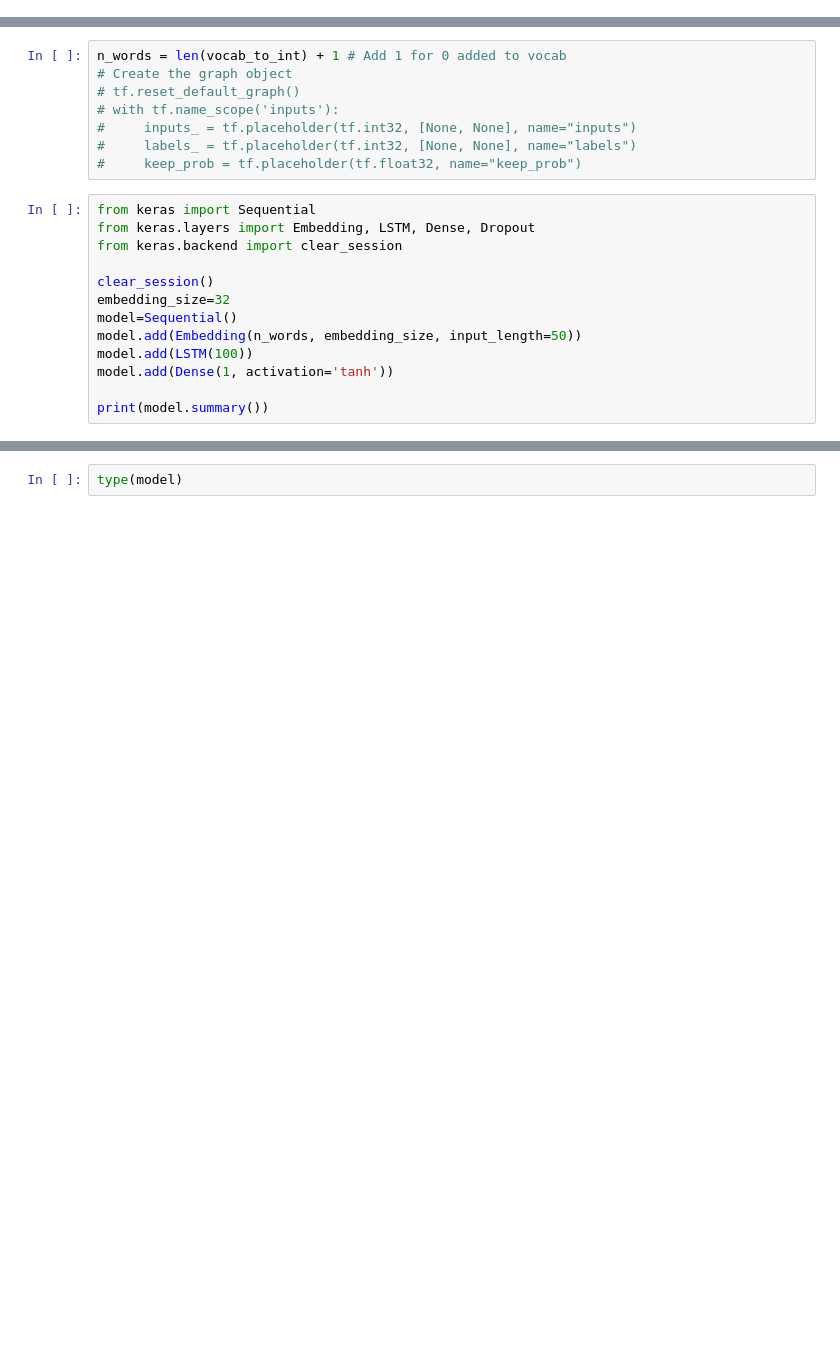
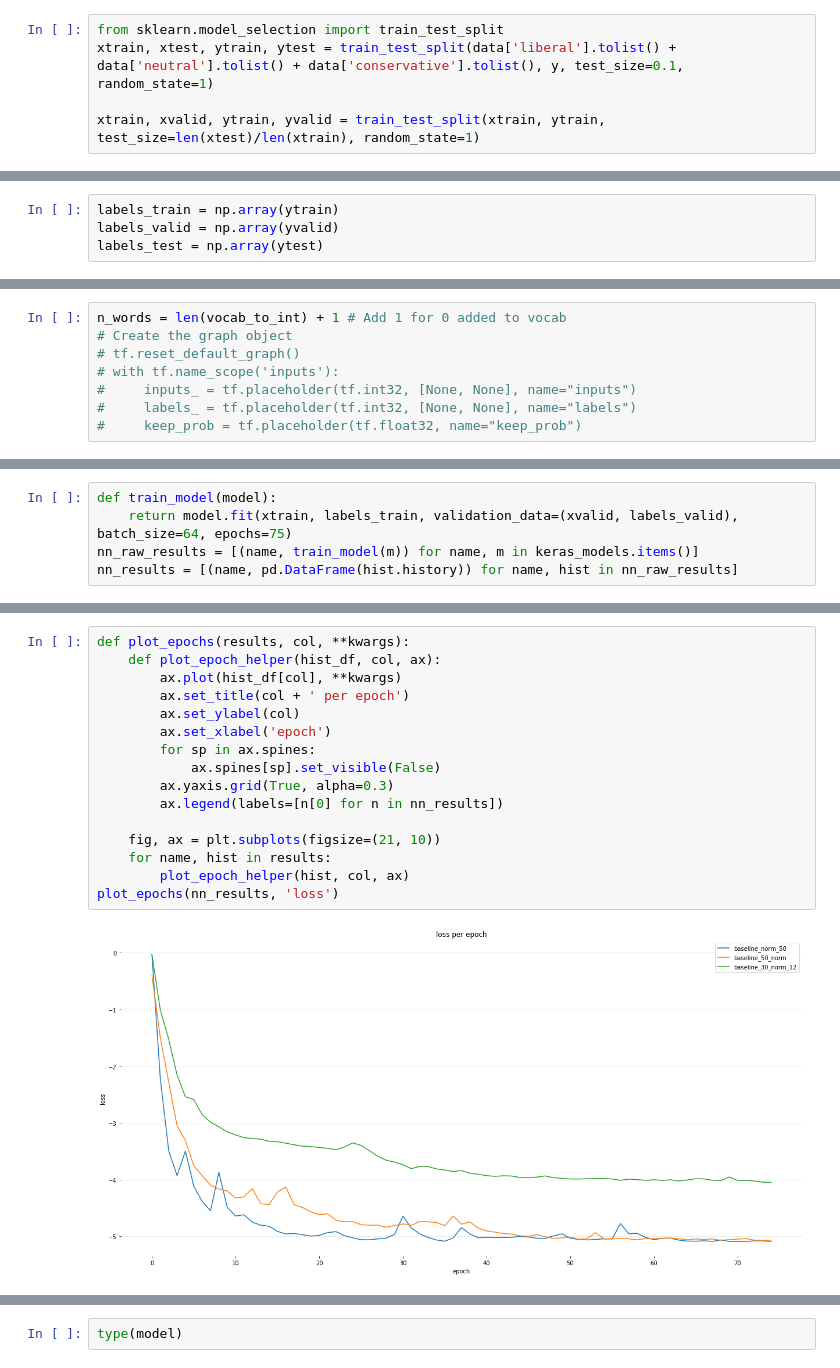
Before and after one commit to eltabre/PolitiGauge, a Jupyter notebook: notebooks/full_ibc/IBC Pract2.ipynb, the cells around one changed output, grey strips where cells are left out. Drawn from its saved outputs; the diff is of its cells as text; blank space fills up the shorter version.

Commit message:
model and how to use it

```diff
--- a/notebooks/full_ibc/IBC Pract2.ipynb
+++ b/notebooks/full_ibc/IBC Pract2.ipynb
@@ -211,0 +242,5 @@ print(len(polit_ints))
+# %%
+from sklearn.model_selection import train_test_split
+xtrain, xtest, ytrain, ytest = train_test_split(data['liberal'].tolist() + data['neutral'].tolist() + data['conservative'].tolist(), y, test_size=0.1, random_state=1)
+
+xtrain, xvalid, ytrain, yvalid = train_test_split(xtrain, ytrain, test_size=len(xtest)/len(xtrain), random_state=1)
@@ -224,0 +387,4 @@ labels = np.array(y_train)
+# %%
+labels_train = np.array(ytrain)
+labels_valid = np.array(yvalid)
+labels_test = np.array(ytest)
@@ -419,16 +613,3 @@ n_words = len(vocab_to_int) + 1 # Add 1 for 0 added to vocab
 #     inputs_ = tf.placeholder(tf.int32, [None, None], name="inputs")
 #     labels_ = tf.placeholder(tf.int32, [None, None], name="labels")
 #     keep_prob = tf.placeholder(tf.float32, name="keep_prob")
-# %%
-from keras import Sequential
-from keras.layers import Embedding, LSTM, Dense, Dropout
-from keras.backend import clear_session
-
-clear_session()
-embedding_size=32
-model=Sequential()
-model.add(Embedding(n_words, embedding_size, input_length=50))
-model.add(LSTM(100))
-model.add(Dense(1, activation='tanh'))
-
-print(model.summary())
@@ -449,0 +692,5 @@ None
+# %%
+def train_model(model):
+    return model.fit(xtrain, labels_train, validation_data=(xvalid, labels_valid), batch_size=64, epochs=75)
+nn_raw_results = [(name, train_model(m)) for name, m in keras_models.items()]
+nn_results = [(name, pd.DataFrame(hist.history)) for name, hist in nn_raw_results]
@@ -449,0 +715,18 @@ None
+# %%
+def plot_epochs(results, col, **kwargs):
+    def plot_epoch_helper(hist_df, col, ax):
+        ax.plot(hist_df[col], **kwargs)
+        ax.set_title(col + ' per epoch')
+        ax.set_ylabel(col)
+        ax.set_xlabel('epoch')
+        for sp in ax.spines:
+            ax.spines[sp].set_visible(False)
+        ax.yaxis.grid(True, alpha=0.3)
+        ax.legend(labels=[n[0] for n in nn_results])
+
+    fig, ax = plt.subplots(figsize=(21, 10))
+    for name, hist in results:
+        plot_epoch_helper(hist, col, ax)
+plot_epochs(nn_results, 'loss')
+# %% [output]
+[figure, added]
```
Also changed, not shown: parts of 59 cells of this notebook, 1 other file.
